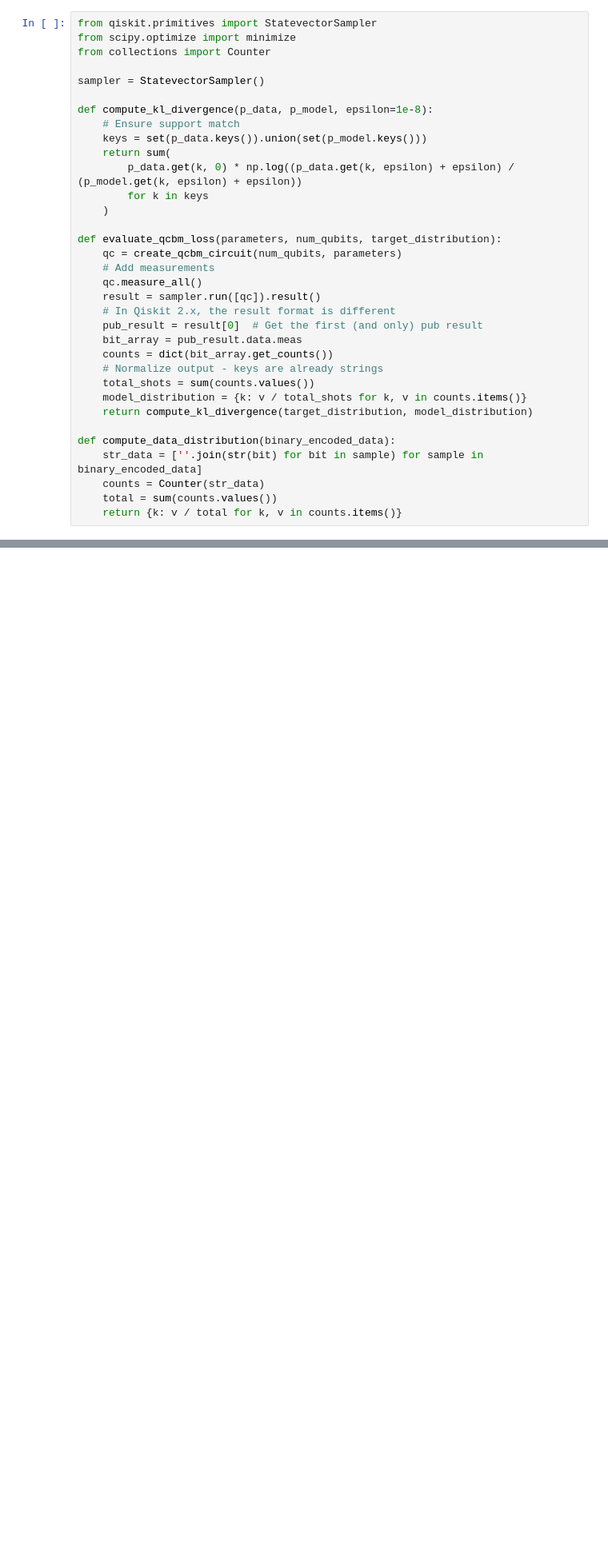
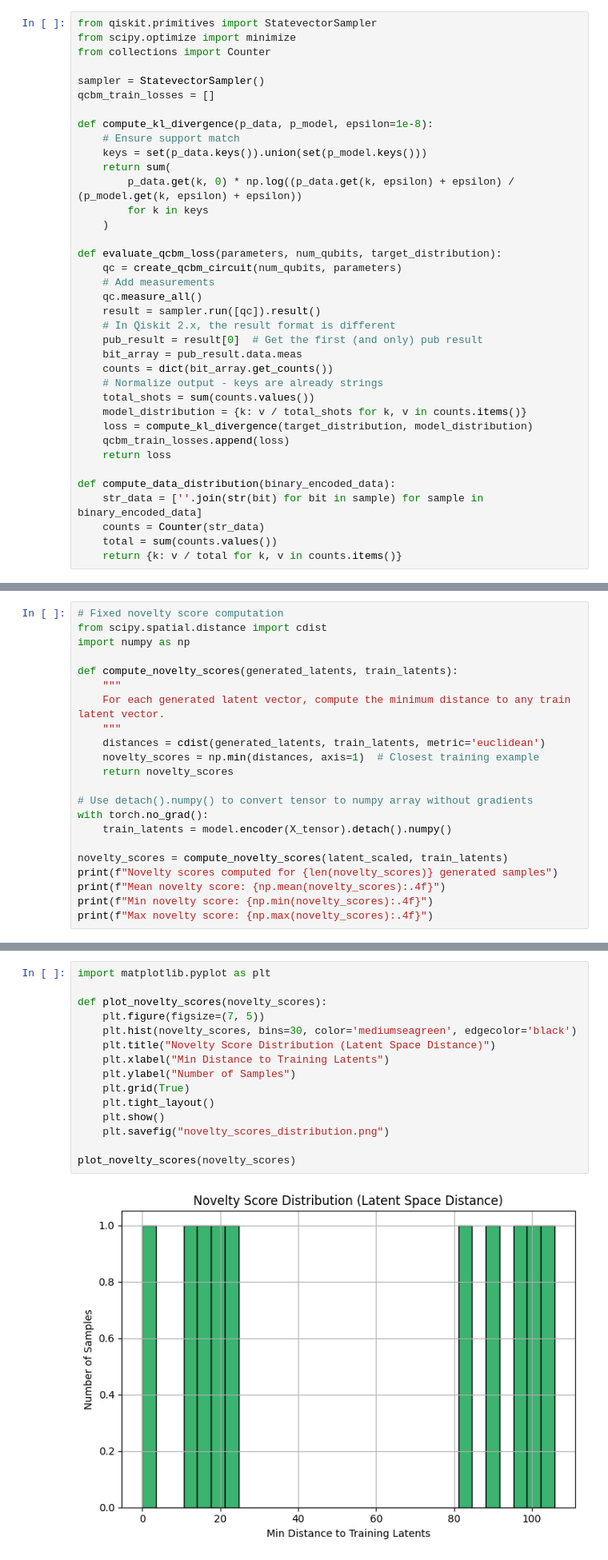
Before and after one commit to czifrushanna/qu.ti, a Jupyter notebook: Example.ipynb, the cells around one changed output, grey strips where cells are left out. Shown: that part at 80% size. Drawn from its saved outputs; the diff is of its cells as text; blank space fills up the shorter version.

Commit message:
Updated notebook with plots

```diff
--- a/Example.ipynb
+++ b/Example.ipynb
@@ -173,6 +178,7 @@ from scipy.optimize import minimize
 from collections import Counter
 
 sampler = StatevectorSampler()
+qcbm_train_losses = []
 
 def compute_kl_divergence(p_data, p_model, epsilon=1e-8):
     # Ensure support match
@@ -194,7 +200,9 @@ def evaluate_qcbm_loss(parameters, num_qubits, target_distribution):
     # Normalize output - keys are already strings
     total_shots = sum(counts.values())
     model_distribution = {k: v / total_shots for k, v in counts.items()}
-    return compute_kl_divergence(target_distribution, model_distribution)
+    loss = compute_kl_divergence(target_distribution, model_distribution)
+    qcbm_train_losses.append(loss)
+    return loss
 
 def compute_data_distribution(binary_encoded_data):
     str_data = [''.join(str(bit) for bit in sample) for sample in binary_encoded_data]
@@ -359,0 +405,22 @@ synthetic_df.to_csv("synthetic_results.csv", index=False)
+# %%
+# Fixed novelty score computation
+from scipy.spatial.distance import cdist
+import numpy as np
+
+def compute_novelty_scores(generated_latents, train_latents):
+    """
+    For each generated latent vector, compute the minimum distance to any train latent vector.
+    """
+    distances = cdist(generated_latents, train_latents, metric='euclidean')
+    novelty_scores = np.min(distances, axis=1)  # Closest training example
+    return novelty_scores
+
+# Use detach().numpy() to convert tensor to numpy array without gradients
+with torch.no_grad():
+    train_latents = model.encoder(X_tensor).detach().numpy()
+
+novelty_scores = compute_novelty_scores(latent_scaled, train_latents)
+print(f"Novelty scores computed for {len(novelty_scores)} generated samples")
+print(f"Mean novelty score: {np.mean(novelty_scores):.4f}")
+print(f"Min novelty score: {np.min(novelty_scores):.4f}")
+print(f"Max novelty score: {np.max(novelty_scores):.4f}")
@@ -359,0 +432,17 @@ synthetic_df.to_csv("synthetic_results.csv", index=False)
+# %%
+import matplotlib.pyplot as plt
+
+def plot_novelty_scores(novelty_scores):
+    plt.figure(figsize=(7, 5))
+    plt.hist(novelty_scores, bins=30, color='mediumseagreen', edgecolor='black')
+    plt.title("Novelty Score Distribution (Latent Space Distance)")
+    plt.xlabel("Min Distance to Training Latents")
+    plt.ylabel("Number of Samples")
+    plt.grid(True)
+    plt.tight_layout()
+    plt.show()
+    plt.savefig("novelty_scores_distribution.png")
+
+plot_novelty_scores(novelty_scores)
+# %% [output]
+[figure, added]
```
Also changed, not shown: parts of 11 cells of this notebook, 1 other file.
